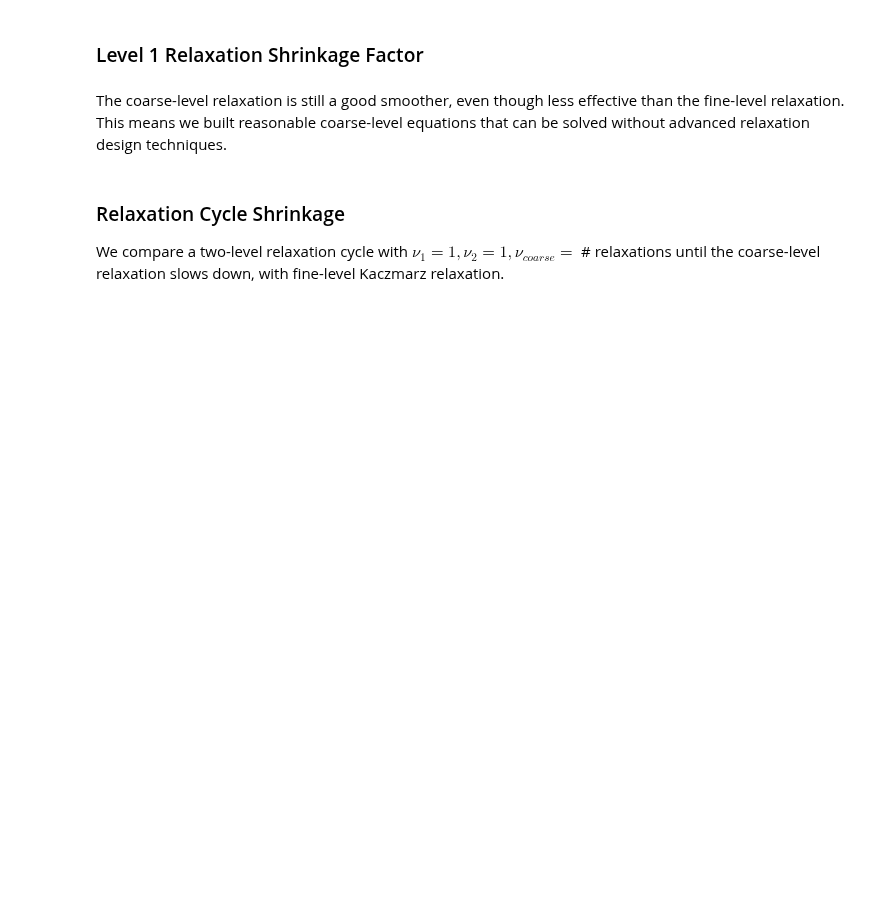
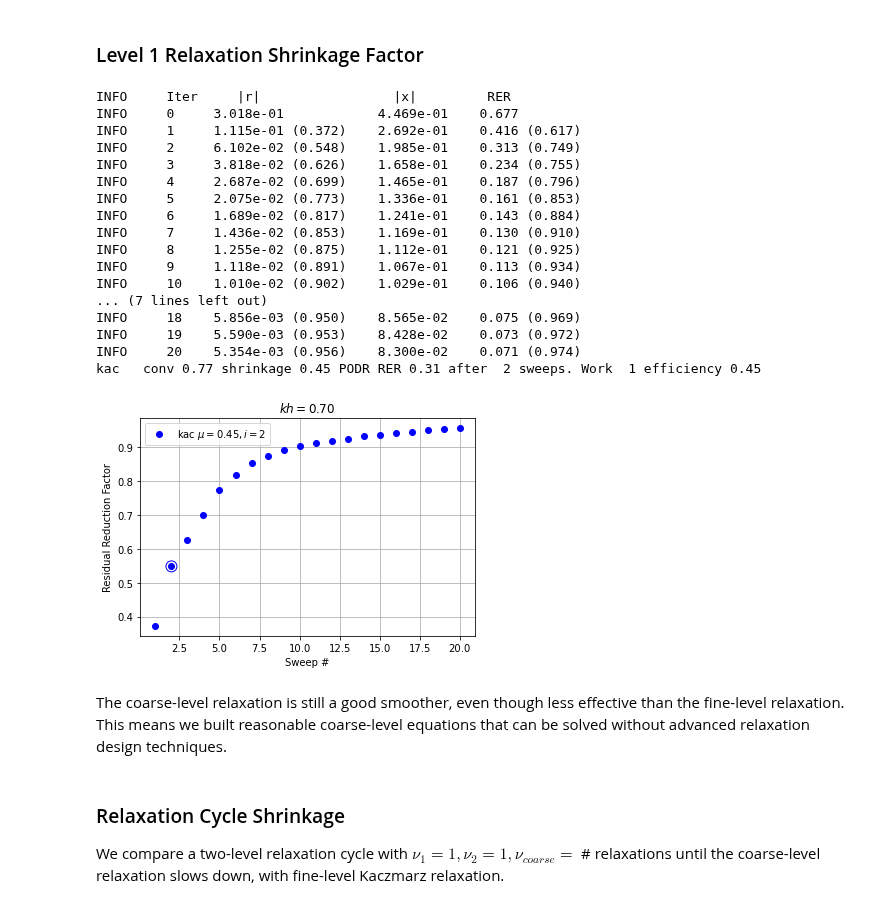
Before and after one commit to 436ahsan/Helmholtz, a Jupyter notebook: notebooks/multilevel_uniform_agg_size.ipynb, the cells around one changed output. Cells and saved outputs as stored; diff of their text form; code cells hidden in the pictures; blank space fills up the shorter version.

```diff
--- a/notebooks/multilevel_uniform_agg_size.ipynb
+++ b/notebooks/multilevel_uniform_agg_size.ipynb
@@ -225,27 +255,46 @@ INFO     -----------------------------------------------------------------------
 # %%
 level = multilevel.level[1]
 a = level.a
 x_random = hm.solve.run.random_test_matrix((a.shape[0],), num_examples=num_examples)
 b = np.zeros_like(x_random)
 
 work = 1
 fig, ax = plt.subplots(1, 1, figsize=(6, 4))
 title = "kac"
 relax = kaczmarz
 color = "blue"
 
 relax = lambda x, b: level.relax(x, b)
 factor, num_sweeps, residual, conv, rer, conv_factor = hm.solve.smoothing.shrinkage_factor(
     level.operator, relax, (a.shape[0], ), print_frequency=1, max_sweeps=20, slow_conv_factor=2,
-    num_examples=5)
+    num_examples=5, leeway_factor=leeway_factor)
 hm.solve.smoothing.plot_diminishing_returns_point(factor, num_sweeps, conv, ax, title=title, color=color)
 print("{:<5s} conv {:.2f} shrinkage {:.2f} PODR RER {:.2f} after {:>2d} sweeps. Work {:>2d} efficiency {:.2f}".format(
     title, conv_factor, factor, np.mean(rer[num_sweeps]), num_sweeps, work, np.mean(residual[num_sweeps] / residual[0]) ** (1/(num_sweeps * work))))
 
 ax.set_title(r"$kh = {:.2f}$".format(kh))
 ax.legend();
 
 nu_coarsest = num_sweeps
+# %% [output]
+INFO     Iter     |r|                 |x|         RER
+INFO     0     3.018e-01            4.469e-01    0.677
+INFO     1     1.115e-01 (0.372)    2.692e-01    0.416 (0.617)
+INFO     2     6.102e-02 (0.548)    1.985e-01    0.313 (0.749)
+INFO     3     3.818e-02 (0.626)    1.658e-01    0.234 (0.755)
+INFO     4     2.687e-02 (0.699)    1.465e-01    0.187 (0.796)
+INFO     5     2.075e-02 (0.773)    1.336e-01    0.161 (0.853)
+INFO     6     1.689e-02 (0.817)    1.241e-01    0.143 (0.884)
+INFO     7     1.436e-02 (0.853)    1.169e-01    0.130 (0.910)
+INFO     8     1.255e-02 (0.875)    1.112e-01    0.121 (0.925)
+INFO     9     1.118e-02 (0.891)    1.067e-01    0.113 (0.934)
+INFO     10    1.010e-02 (0.902)    1.029e-01    0.106 (0.940)
+... (7 lines left out)
+INFO     18    5.856e-03 (0.950)    8.565e-02    0.075 (0.969)
+INFO     19    5.590e-03 (0.953)    8.428e-02    0.073 (0.972)
+INFO     20    5.354e-03 (0.956)    8.300e-02    0.071 (0.974)
+kac   conv 0.77 shrinkage 0.45 PODR RER 0.31 after  2 sweeps. Work  1 efficiency 0.45
+[figure, added]
 # %% [markdown]
 The coarse-level relaxation is still a good smoother, even though less effective than the fine-level relaxation. This means we built reasonable coarse-level equations that can be solved without advanced relaxation design techniques.
 # %% [markdown]
```
Also changed, not shown: parts of 39 cells of this notebook, 19 other files.
